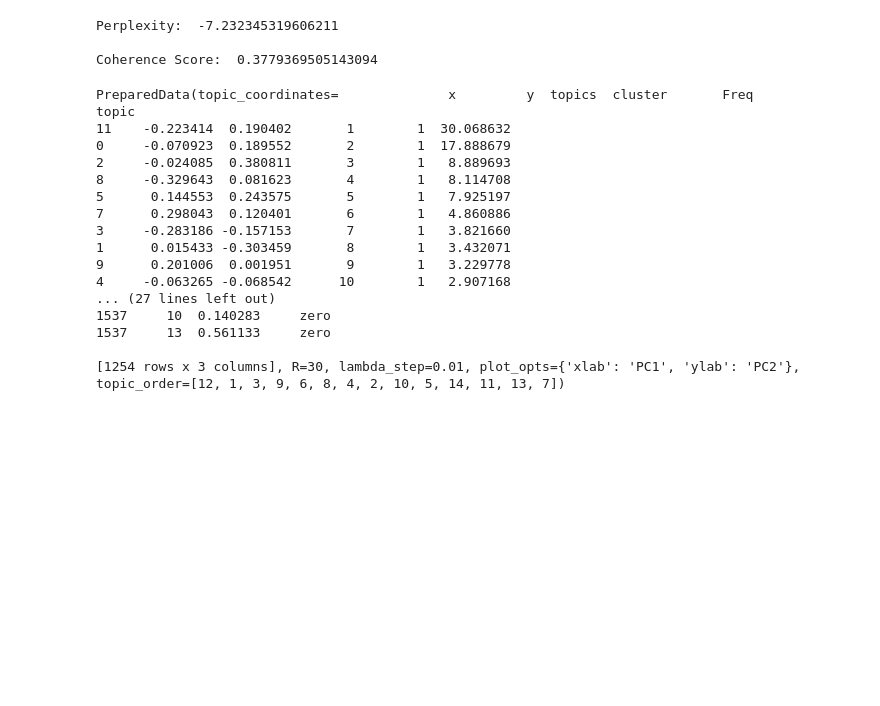
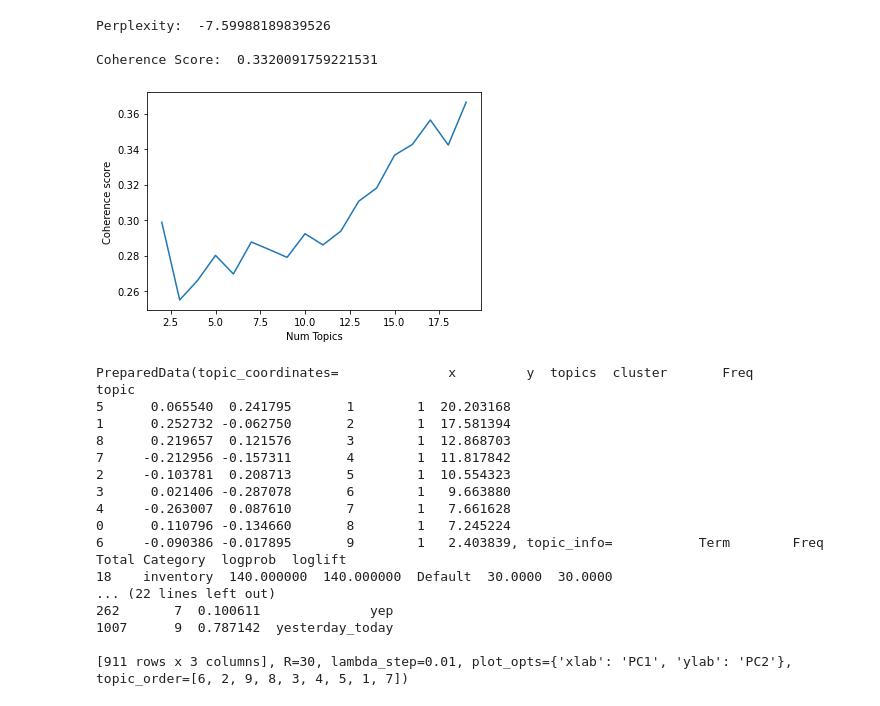
Before and after one commit to xx86/LDA_Analysis_LiveChat, a Jupyter notebook: LDA_Analysis_LiveChat.ipynb, the cells around one changed output. Saved outputs shown, nothing was run; the diff lists cells and outputs as text; code cells hidden in the pictures; blank space fills up the shorter version.

```diff
--- a/LDA_Analysis_LiveChat.ipynb
+++ b/LDA_Analysis_LiveChat.ipynb
@@ -46,5 +64,12 @@ data = [re.sub('America\S+', "", sent) for sent in data]
 data = [re.sub('\S+.com\S+', "", sent) for sent in data]
 data = [re.sub('BevSpot', "", sent) for sent in data]
 
+data = [re.sub('invoices', "invoice", sent) for sent in data]
+data = [re.sub('items', "item", sent) for sent in data]
+data = [re.sub('reports', "report", sent) for sent in data]
+data = [re.sub('orders', "order", sent) for sent in data]
+data = [re.sub('recipes', "recipe", sent) for sent in data]
+
+
 pprint(data[:1])
 # %% [output]
@@ -118,9 +132,9 @@ id2word = corpora.Dictionary(data)
 texts = data
 corpus = [id2word.doc2bow(text) for text in texts]
 # %%
-num_topics = 14
+num_topics = 9
 chunksize = 200
-passes = 25
+passes = 30
 iterations = 1000
 eval_every = 1
 
@@ -133,39 +147,51 @@ lda_model = LdaModel(corpus=corpus,
     eta = 'auto',
     passes = passes,
     iterations = iterations,
-    minimum_phi_value = .95,
-    alpha = 0.01,
+    alpha = 1,
     per_word_topics = True)
 #score
 print('\nPerplexity: ', lda_model.log_perplexity(corpus))
 coherence_model_lda = CoherenceModel(model=lda_model, texts=data, dictionary=id2word, coherence='c_v')
 coherence_lda = coherence_model_lda.get_coherence()
 print('\nCoherence Score: ', coherence_lda)
+
+#num = 8
 # %% [output]
-Perplexity:  -7.232345319606211
+Perplexity:  -7.59988189839526
 
-Coherence Score:  0.3779369505143094
+Coherence Score:  0.3320091759221531
 # %%
 def compute_coherence_values(dictionary, corpus, texts, limit, start=2, step=1):
     coherence_values = []
     model_list = []
     for num_topics in range(start, limit, step):
-        model = LdaModel(corpus=corpus, id2word=dictionary, alpha = 0.01, num_topics=num_topics)
-        model_list.append(model)
+        model = LdaModel(corpus=corpus,
+            id2word=id2word,
+            num_topics = num_topics,
+            random_state = 100,
+            update_every = eval_every,
+            chunksize=chunksize,
+            eta = 'auto',
+            passes = passes,
+            iterations = iterations,
+            alpha = 1,
+            per_word_topics = True)
         coherencemodel = CoherenceModel(model=model, texts=data, dictionary=id2word, coherence='c_v')
         coherence_values.append(coherencemodel.get_coherence())
 
     return model_list, coherence_values
 model_list, coherence_values = compute_coherence_values(dictionary=id2word, corpus=corpus, texts=data, start=2, limit=20, step=1)
 
 # Elbow for best num_topics. 100% fucked until i figure it out
 import matplotlib.pyplot as plt
 limit=20; start=2; step=1;
 x = range(start, limit, step)
 plt.plot(x, coherence_values)
 plt.xlabel("Num Topics")
 plt.ylabel("Coherence score")
 plt.show()
+# %% [output]
+[figure, added]
 # %%
 pyLDAvis.enable_notebook()
 vis = pyLDAvis.gensim_models.prepare(lda_model, corpus, id2word, mds='mmds')
@@ -173,18 +199,18 @@ vis
 # %% [output]
 PreparedData(topic_coordinates=              x         y  topics  cluster       Freq
 topic
-11    -0.223414  0.190402       1        1  30.068632
-0     -0.070923  0.189552       2        1  17.888679
-2     -0.024085  0.380811       3        1   8.889693
-8     -0.329643  0.081623       4        1   8.114708
-5      0.144553  0.243575       5        1   7.925197
-7      0.298043  0.120401       6        1   4.860886
-3     -0.283186 -0.157153       7        1   3.821660
-1      0.015433 -0.303459       8        1   3.432071
-9      0.201006  0.001951       9        1   3.229778
-4     -0.063265 -0.068542      10        1   2.907168
-... (27 lines left out)
-1537     10  0.140283     zero
-1537     13  0.561133     zero
+5      0.065540  0.241795       1        1  20.203168
+1      0.252732 -0.062750       2        1  17.581394
+8      0.219657  0.121576       3        1  12.868703
+7     -0.212956 -0.157311       4        1  11.817842
+2     -0.103781  0.208713       5        1  10.554323
+3      0.021406 -0.287078       6        1   9.663880
+4     -0.263007  0.087610       7        1   7.661628
+0      0.110796 -0.134660       8        1   7.245224
+6     -0.090386 -0.017895       9        1   2.403839, topic_info=           Term        Freq       Total Category  logprob  loglift
+18    inventory  140.000000  140.000000  Default  30.0000  30.0000
+... (22 lines left out)
+262       7  0.100611              yep
+1007      9  0.787142  yesterday_today
 
-[1254 rows x 3 columns], R=30, lambda_step=0.01, plot_opts={'xlab': 'PC1', 'ylab': 'PC2'}, topic_order=[12, 1, 3, 9, 6, 8, 4, 2, 10, 5, 14, 11, 13, 7])
+[911 rows x 3 columns], R=30, lambda_step=0.01, plot_opts={'xlab': 'PC1', 'ylab': 'PC2'}, topic_order=[6, 2, 9, 8, 3, 4, 5, 1, 7])
```
Also changed, not shown: parts of 11 cells of this notebook, 2 other files.
